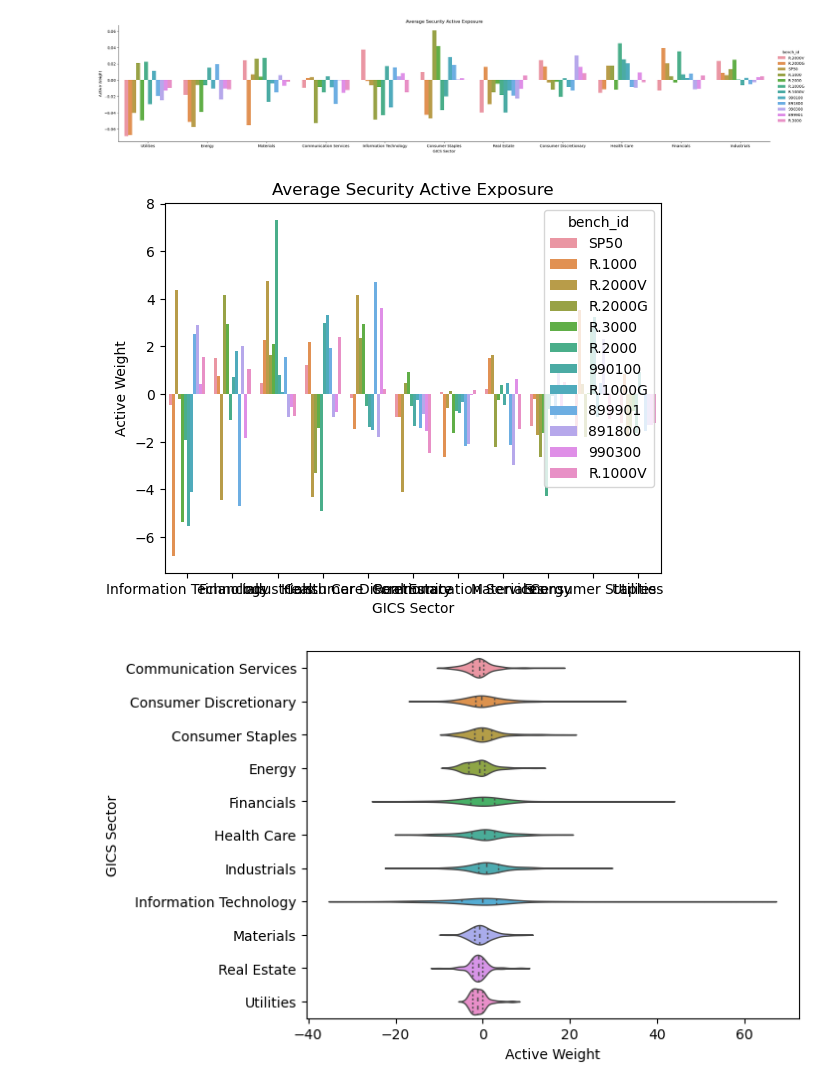
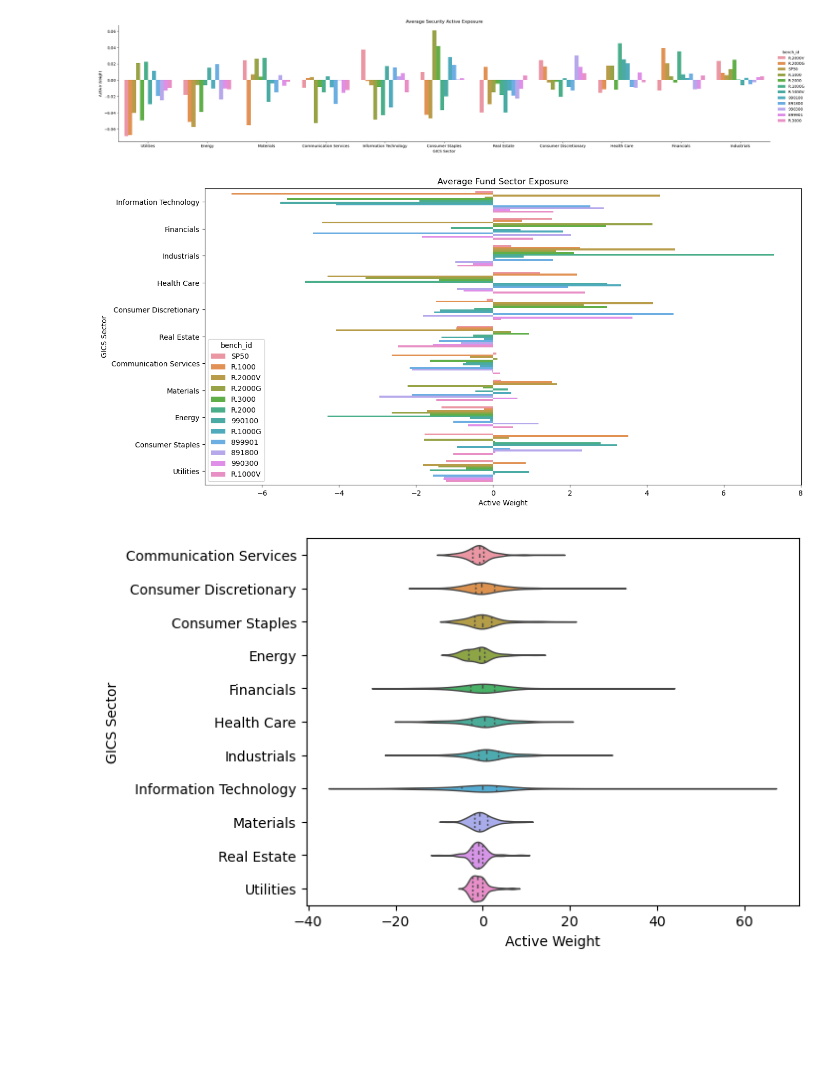
Before and after one commit to nurciuoli/FdsPy, a Jupyter notebook: analysis/Top Fund Positioning/Top Fund Positioning - Analysis.ipynb, the cells around one changed output. Saved outputs shown, nothing was run; the diff lists cells and outputs as text; code cells hidden in the pictures; blank space fills up the shorter version.

```diff
--- a/analysis/Top Fund Positioning/Top Fund Positioning - Analysis.ipynb
+++ b/analysis/Top Fund Positioning/Top Fund Positioning - Analysis.ipynb
@@ -56,17 +56,19 @@ plt.show()
 # %% [output]
 [figure]
 # %%
+fig, axs = plt.subplots(figsize=(15,7.5))
 df_plot = df[df['GICS Sector']!='Other'].groupby(['bench_id','GICS Sector','Fund Ticker']).agg({'Active Weight':'sum'}).sort_values('Active Weight')
 sns.barplot(data=df_plot.reset_index(),
-            x = 'GICS Sector',
-            y = 'Active Weight',
+            y = 'GICS Sector',
+            x = 'Active Weight',
             hue = 'bench_id',
             errorbar=None,
+            orient ='h'
             )
-plt.title('Average Security Active Exposure')
+plt.title('Average Fund Sector Exposure')
 plt.show()
 # %% [output]
-[figure, old version]
+[figure, new version]
 # %%
 sns.violinplot(data=df[df['GICS Sector']!='Other'].groupby(['bench_id','GICS Sector','Fund Ticker']).agg({'Active Weight':'sum'}).reset_index(),y="GICS Sector", x="Active Weight",
                inner="quart", linewidth=1,orient ='h')
```
Also changed, not shown: parts of 1 cell of this notebook.
